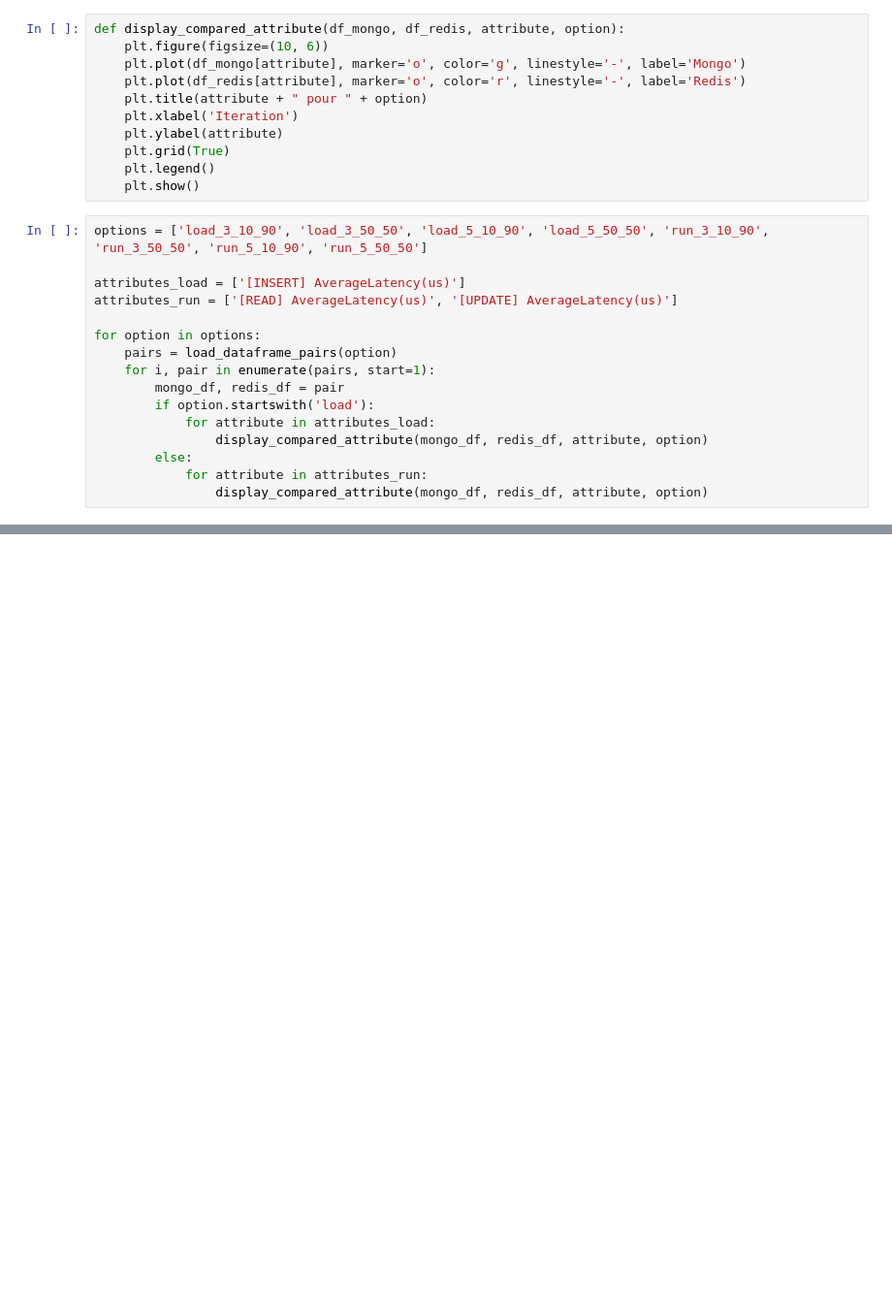
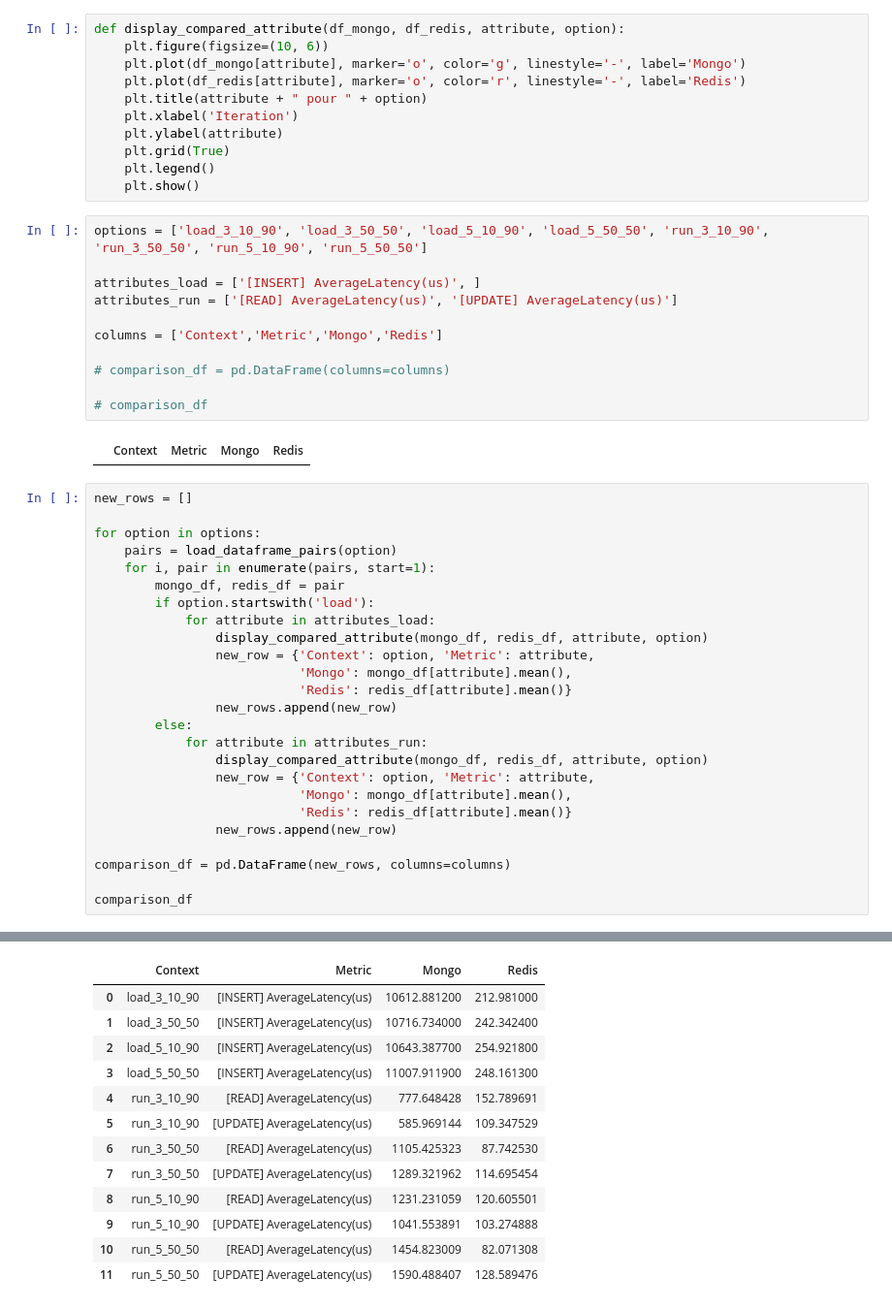
Before and after one commit to nicolegros/quantum-nebula, a Jupyter notebook: src/01-dataextract.ipynb, the cells around one changed output, grey strips where cells are left out. Shown: that part at 97% size. Cells and saved outputs as stored; diff of their text form; blank space fills up the shorter version.

Commit message:
Ajout du tableau des moyennes

```diff
--- a/src/01-dataextract.ipynb
+++ b/src/01-dataextract.ipynb
@@ -134,32 +128,67 @@ def display_compared_attribute(df_mongo, df_redis, attribute, option):
     plt.grid(True)
     plt.legend()
     plt.show()
+# %%
+options = ['load_3_10_90', 'load_3_50_50', 'load_5_10_90', 'load_5_50_50', 'run_3_10_90', 'run_3_50_50', 'run_5_10_90', 'run_5_50_50']
+
+attributes_load = ['[INSERT] AverageLatency(us)', ]
+attributes_run = ['[READ] AverageLatency(us)', '[UPDATE] AverageLatency(us)']
+
+columns = ['Context','Metric','Mongo','Redis']
+
+# comparison_df = pd.DataFrame(columns=columns)
+
+# comparison_df
+# %% [output]
+|  | Context | Metric | Mongo | Redis |
 # %%
-options = ['load_3_10_90', 'load_3_50_50', 'load_5_10_90', 'load_5_50_50', 'run_3_10_90', 'run_3_50_50', 'run_5_10_90', 'run_5_50_50']
-
-attributes_load = ['[INSERT] AverageLatency(us)']
-attributes_run = ['[READ] AverageLatency(us)', '[UPDATE] AverageLatency(us)']
+new_rows = []
 
 for option in options:
     pairs = load_dataframe_pairs(option)
     for i, pair in enumerate(pairs, start=1):
         mongo_df, redis_df = pair
         if option.startswith('load'):
             for attribute in attributes_load:
                 display_compared_attribute(mongo_df, redis_df, attribute, option)
+                new_row = {'Context': option, 'Metric': attribute,
+                           'Mongo': mongo_df[attribute].mean(),
+                           'Redis': redis_df[attribute].mean()}
+                new_rows.append(new_row)
         else:
             for attribute in attributes_run:
                 display_compared_attribute(mongo_df, redis_df, attribute, option)
+                new_row = {'Context': option, 'Metric': attribute,
+                           'Mongo': mongo_df[attribute].mean(),
+                           'Redis': redis_df[attribute].mean()}
+                new_rows.append(new_row)
+
+comparison_df = pd.DataFrame(new_rows, columns=columns)
+
+comparison_df
 # %% [output]
 [figure]
 [figure]
 [figure]
 [figure]
 [figure]
 [figure]
 [figure]
 [figure]
 [figure]
 [figure]
 [figure]
 [figure]
+|  | Context | Metric | Mongo | Redis |
+| 0 | load_3_10_90 | [INSERT] AverageLatency(us) | 10612.881200 | 212.981000 |
+| 1 | load_3_50_50 | [INSERT] AverageLatency(us) | 10716.734000 | 242.342400 |
+| 2 | load_5_10_90 | [INSERT] AverageLatency(us) | 10643.387700 | 254.921800 |
+| 3 | load_5_50_50 | [INSERT] AverageLatency(us) | 11007.911900 | 248.161300 |
+| 4 | run_3_10_90 | [READ] AverageLatency(us) | 777.648428 | 152.789691 |
+| 5 | run_3_10_90 | [UPDATE] AverageLatency(us) | 585.969144 | 109.347529 |
+| 6 | run_3_50_50 | [READ] AverageLatency(us) | 1105.425323 | 87.742530 |
+| 7 | run_3_50_50 | [UPDATE] AverageLatency(us) | 1289.321962 | 114.695454 |
+| 8 | run_5_10_90 | [READ] AverageLatency(us) | 1231.231059 | 120.605501 |
+| 9 | run_5_10_90 | [UPDATE] AverageLatency(us) | 1041.553891 | 103.274888 |
+| 10 | run_5_50_50 | [READ] AverageLatency(us) | 1454.823009 | 82.071308 |
+| 11 | run_5_50_50 | [UPDATE] AverageLatency(us) | 1590.488407 | 128.589476 |
```
Also changed, not shown: parts of 7 cells of this notebook.
